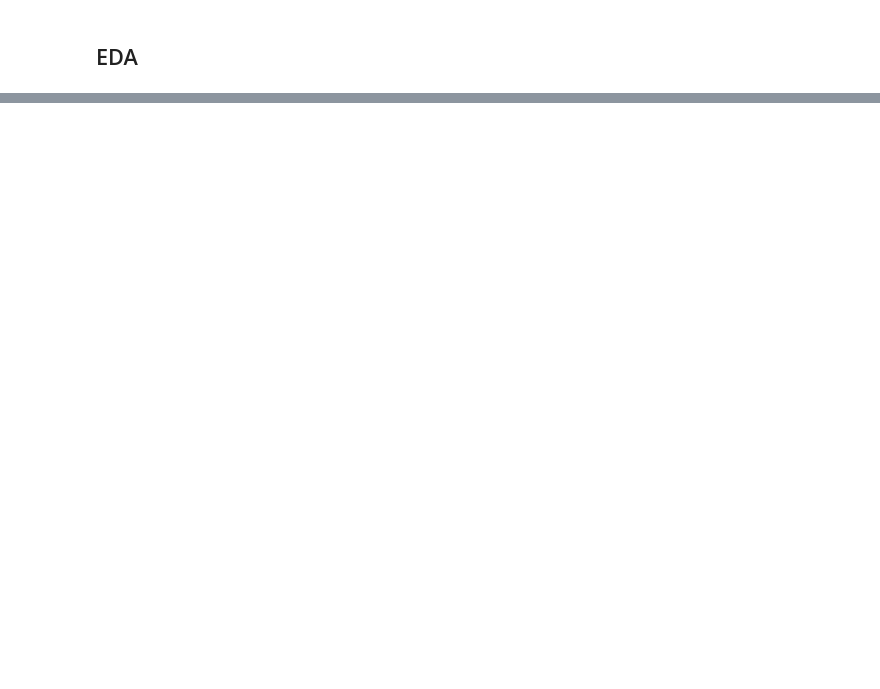
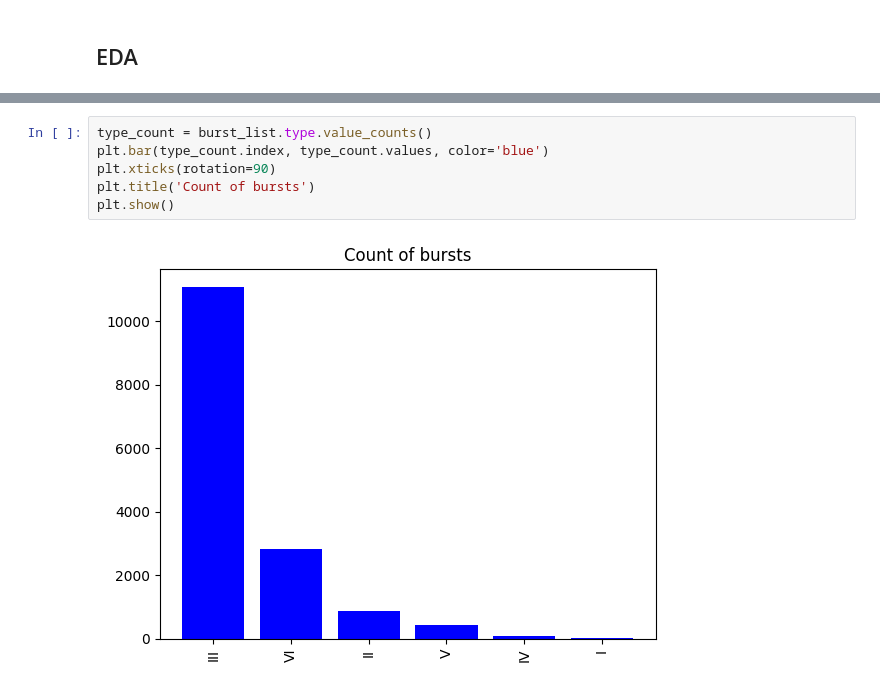
Before and after one commit to i4Ds/Radio-sunburst-labelcreation, a Jupyter notebook: data_creation.ipynb, the cells around one changed output, grey strips where cells are left out. Cells and saved outputs as stored; diff of their text form; blank space fills up the shorter version.

```diff
--- a/data_creation.ipynb
+++ b/data_creation.ipynb
@@ -83,0 +144,8 @@ burst_lists[0].Time.iloc[3][5]
+# %%
+type_count = burst_list.type.value_counts()
+plt.bar(type_count.index, type_count.values, color='blue')
+plt.xticks(rotation=90)
+plt.title('Count of bursts')
+plt.show()
+# %% [output]
+[figure, added]
```
Also changed, not shown: parts of 38 cells of this notebook, 4 other files.
